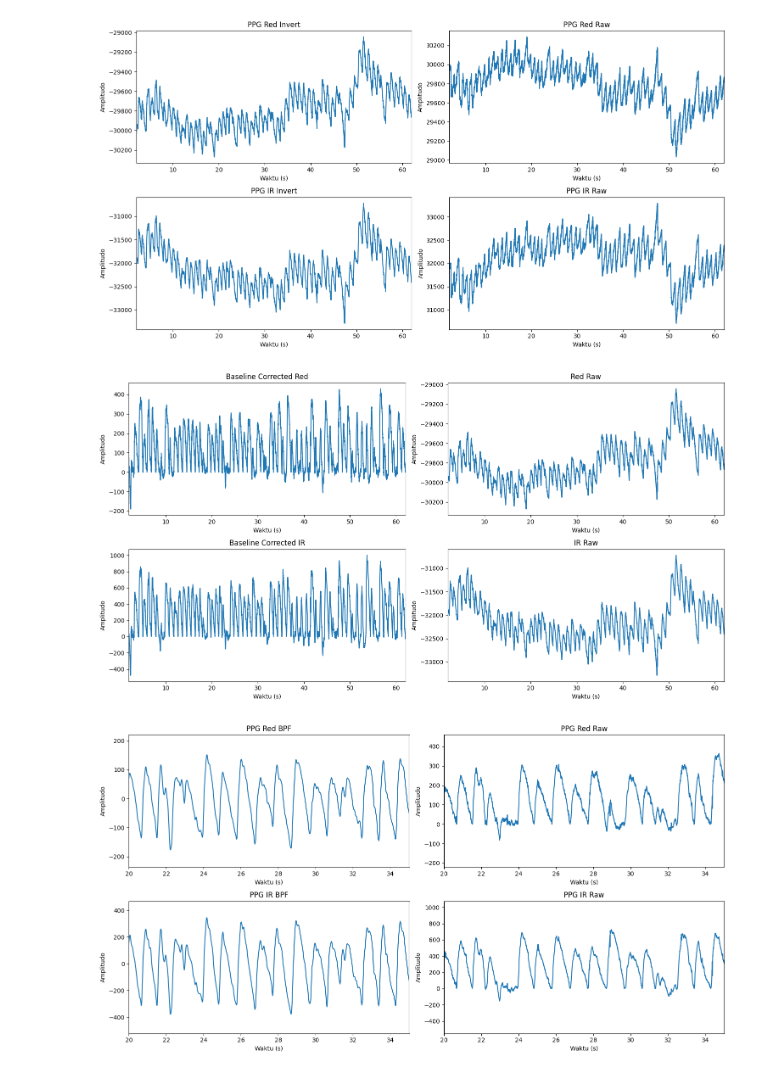
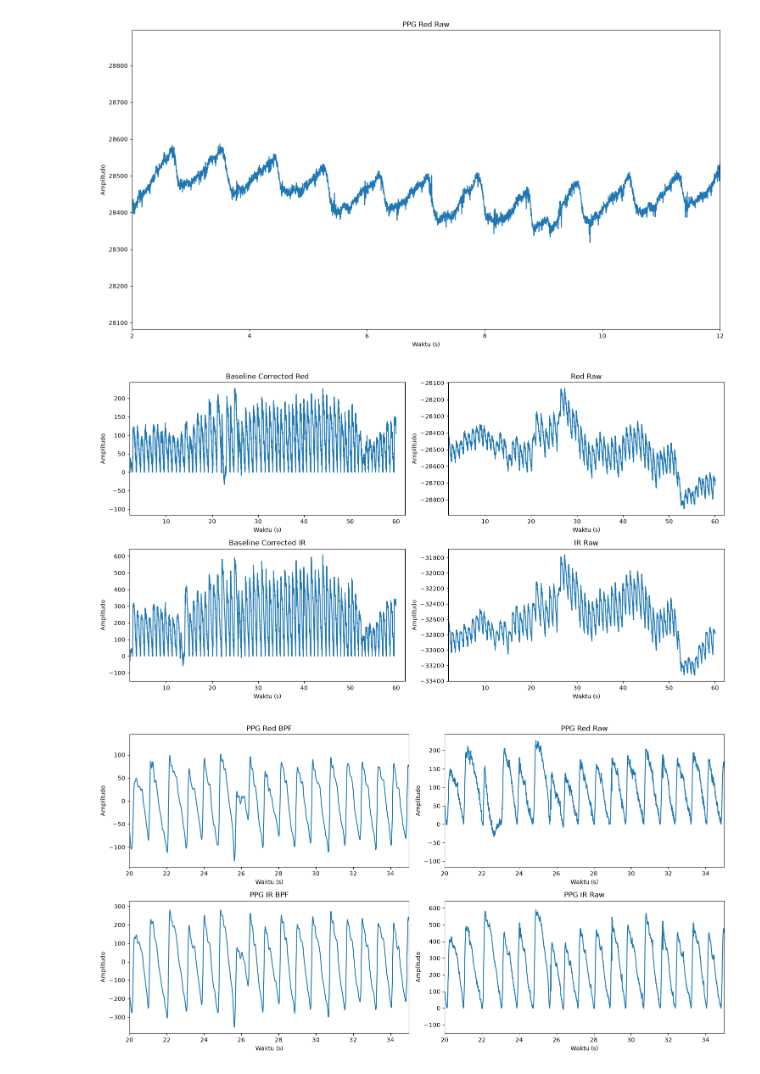
Before and after one commit to FaridAlfaruq/triago_app, a Jupyter notebook: draft_filter/filter_ppg.ipynb, the cells around one changed output. Cells and saved outputs as stored; diff of their text form; code cells hidden in the pictures.

```diff
--- a/draft_filter/filter_ppg.ipynb
+++ b/draft_filter/filter_ppg.ipynb
@@ -5,7 +5,7 @@ import matplotlib.pyplot as plt
 from scipy.signal import resample, butter, filtfilt, find_peaks
 from scipy.interpolate import CubicSpline
 
-path =r"Data1.csv"
+path =r"TriaGO_FullData_Bed12_20260726_134429.csv"
 df = pd.read_csv(path, sep=',', header=0)
 df.head()
 # %% [output]
@@ -18,7 +18,7 @@ df.head()
 # %%
-ppg_red = df['PPG_Red'].values
-ppg_ir = df['PPG_IR'].values
-time = df['Time (s)'].values
+ppg_red = df['Raw_PPG_Red'].values
+ppg_ir = df['Raw_PPG_IR'].values
+time = df['Raw_Time_s'].values
 fs = len(ppg_red) / (time[-1] - time[0])
 print("fs: ", fs)
 print("jumlah sample: ", len(ppg_red))
@@ -59,0 +60,23 @@ durasi pengambilan data:  59.9975
+# %%
+red_resample = -red_resample
+ir_resample = -ir_resample
+
+start = 2
+end = 12
+fig, ax = plt.subplots(2,1,figsize=(15,8))
+ax = ax.flatten()
+
+ax[0].plot(time_cut,red_cut)
+ax[0].set_title('PPG Red Raw')
+ax[0].set_xlabel('Waktu (s)')
+ax[0].set_ylabel('Amplitudo')
+ax[0].set_xlim(start, end)
+
+ax[1].plot(time_cut,ir_cut)
+ax[1].set_title('PPG IR Raw')
+ax[1].set_xlabel('Waktu (s)')
+ax[1].set_ylabel('Amplitudo')
+ax[1].set_xlim(start, end)
+
+plt.tight_layout()
+plt.show()
@@ -63,38 +88,38 @@ red_resample = -red_resample
 ir_resample = -ir_resample
 
 start = 2
-end = 62
+end = 12
 fig, ax = plt.subplots(2,2,figsize=(15,8))
 ax = ax.flatten()
 
-ax[0].plot(time_resample,red_resample)
+ax.plot(time_resample,red_resample)
 ax[0].set_title('PPG Red Invert')
 ax[0].set_xlabel('Waktu (s)')
 ax[0].set_ylabel('Amplitudo')
 ax[0].set_xlim(start, end)
 
 ax[1].plot(time_cut,red_cut)
 ax[1].set_title('PPG Red Raw')
 ax[1].set_xlabel('Waktu (s)')
 ax[1].set_ylabel('Amplitudo')
 ax[1].set_xlim(start, end)
 
 ax[2].plot(time_resample,ir_resample)
 ax[2].set_title('PPG IR Invert')
 ax[2].set_xlabel('Waktu (s)')
 ax[2].set_ylabel('Amplitudo')
 ax[2].set_xlim(start, end)
 
 ax[3].plot(time_cut,ir_cut)
 ax[3].set_title('PPG IR Raw')
 ax[3].set_xlabel('Waktu (s)')
 ax[3].set_ylabel('Amplitudo')
 ax[3].set_xlim(start, end)
 
 plt.tight_layout()
 plt.show()
 # %% [output]
-[figure, old version]
+[figure, new version]
 # %%
 # baseline correction
 def baseline_correction(time, x, fs=125):
@@ -148,7 +173,7 @@ ax[3].set_xlim(start, end)
 plt.tight_layout()
 plt.show()
 # %% [output]
-[figure, old version]
+[figure, new version]
 # %%
 # preprocessing signal
 def bandpass(x, low_cut, high_cut, fs = 125, order=4):
@@ -194,7 +219,7 @@ ax[3].set_xlim(start, end)
 plt.tight_layout()
 plt.show()
 # %% [output]
-[figure, old version]
+[figure, new version]
 # %%
 def ac_p2p(ac_signal, fs=125):
     min_distance = int(0.5 * fs)
```
Also changed, not shown: parts of 7 cells of this notebook, 18 other files.
